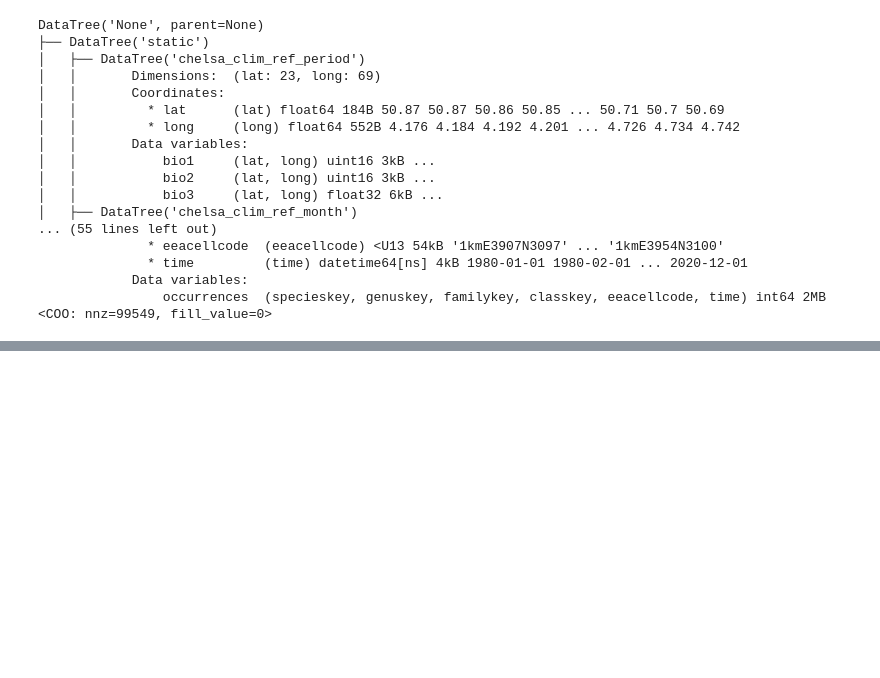
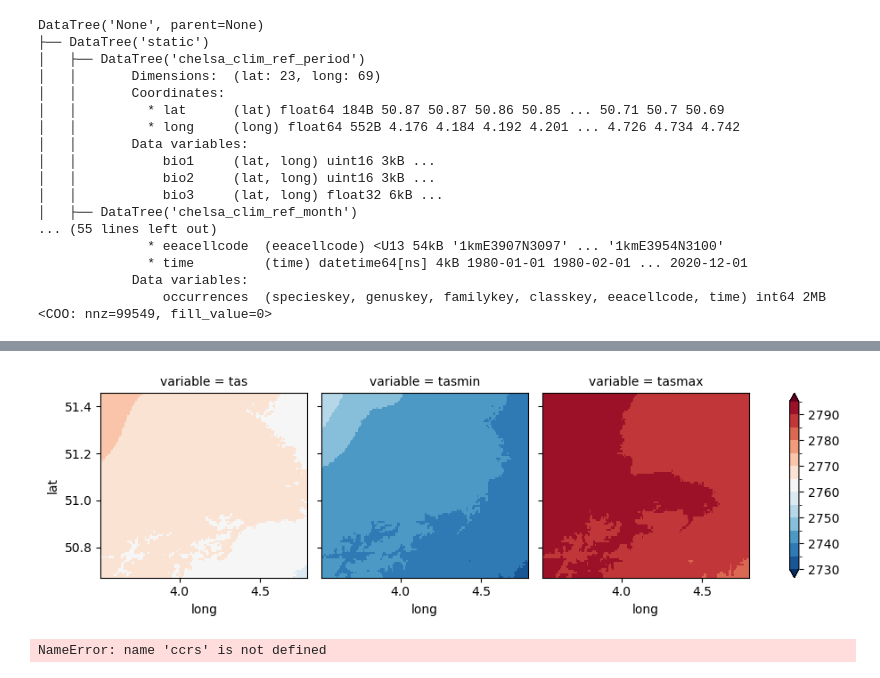
Before and after one commit to nbillietPM/BmC, a Jupyter notebook: scripts/prototype/data_generation.ipynb, the cells around one changed output, grey strips where cells are left out. Saved outputs shown, nothing was run; the diff lists cells and outputs as text; code cells hidden in the pictures; blank space fills up the shorter version.

Commit message:
temp push for back up

```diff
--- a/scripts/prototype/data_generation.ipynb
+++ b/scripts/prototype/data_generation.ipynb
@@ -482,0 +511,37 @@ DataTree('None', parent=None)
+# %%
+custom_levels = list(range(2730,2800,5))
+
+test_ds.isel(months=0).to_array(dim='variable').plot(
+    col='variable',
+    col_wrap=3,
+
+    # ---------------------------------------------------------
+    levels=custom_levels,  # Explicit boundaries
+    extend='both',         # Add arrows to the bar for data outside your levels
+    # ---------------------------------------------------------
+
+    cmap='RdBu_r'          # Red-Blue reverse is good for temp
+)
+
+plt.show()
+# %% [output]
+[figure, added]
+# %%
+da = test_ds.isel(months=1).to_array(dim='variable')
+
+# Plot with map projection
+p = da.plot(
+    col='variable',
+    transform=ccrs.PlateCarree(),
+    subplot_kws={'projection': ccrs.Mercator()},
+    cbar_kwargs={'label': 'Temperature (K)', 'orientation': 'horizontal'},
+    figsize=(12, 5)
+)
+
+# Add coastlines to every axis
+for ax in p.axes.flat:
+    ax.coastlines()
+
+plt.show()
+# %% [output]
+NameError: name 'ccrs' is not defined
```
Also changed, not shown: parts of 7 cells of this notebook, 16 other files.
